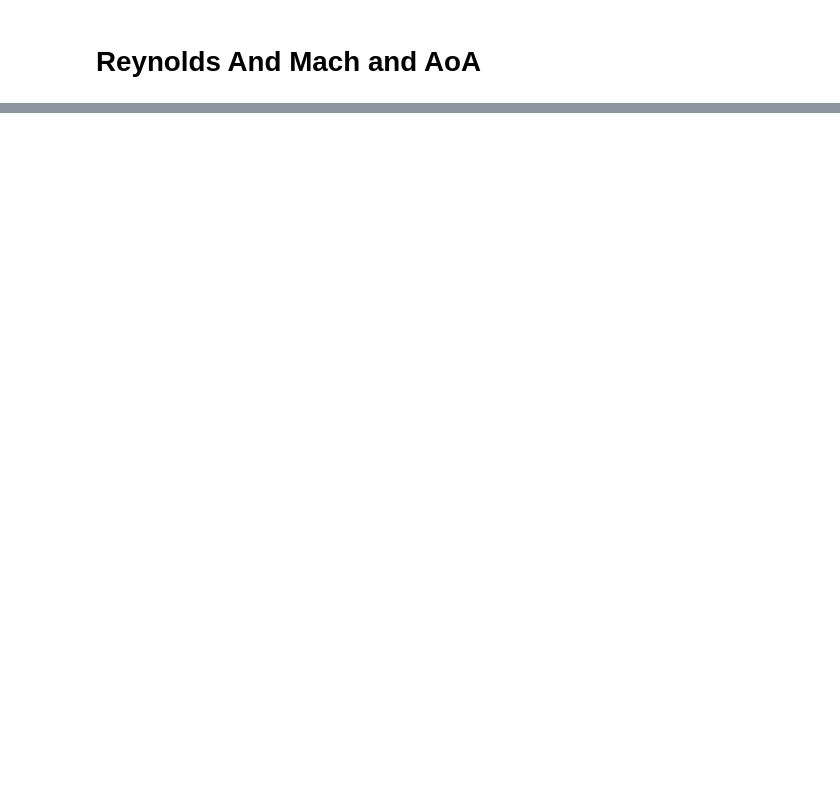
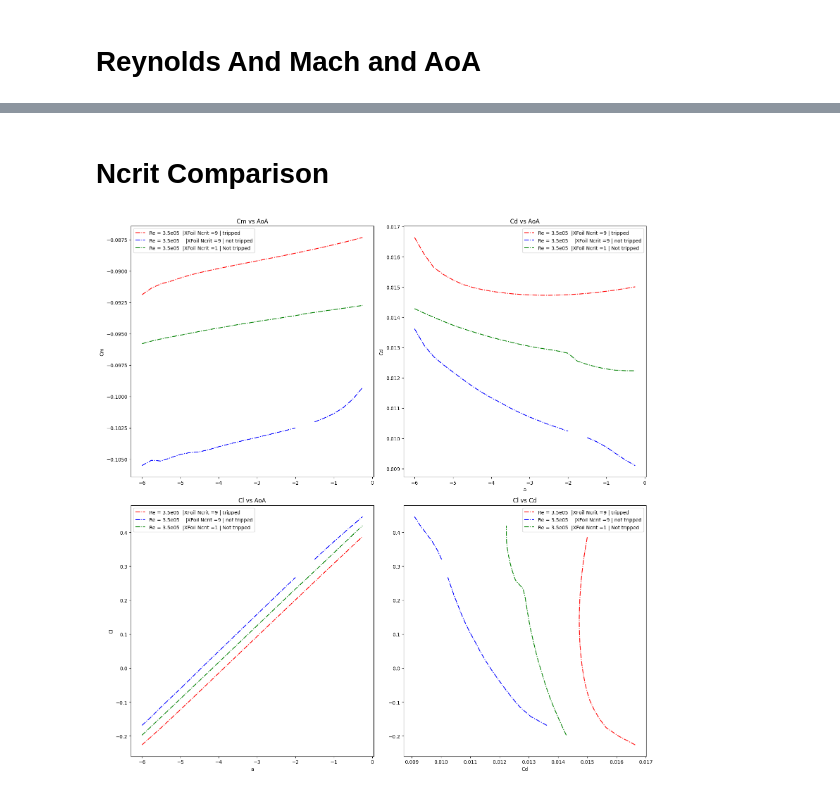
Before and after one commit to trifwn/Icarus, a Jupyter notebook: hermesVis.ipynb, the cells around one changed output, grey strips where cells are left out. Drawn from its saved outputs; the diff is of its cells as text; code cells hidden in the pictures; blank space fills up the shorter version.

```diff
--- a/hermesVis.ipynb
+++ b/hermesVis.ipynb
@@ -59,0 +93,13 @@ aplt.plotAeorCoeffs([openF,Xfoil, f2w])
+# %% [markdown]
+# Ncrit Comparison
+# %%
+clcdcmXF_t = xf.runXFoil(Reyn, MACH, angles, airfoil,0.1,0.1,9)
+clcdcmXF =   xf.runXFoil(Reyn, MACH, angles, airfoil,1,1,9)
+clcdcmXF_n = xf.runXFoil(Reyn, MACH, angles, airfoil,1,1,1)
+
+Xfoil_t = [clcdcmXF_t,  "r-.",    f"Re = {np.format_float_scientific(Reyn,sign=False,precision=1).replace('+', '')}  |XFoil Ncrit =9 | tripped"]
+Xfoil = [clcdcmXF,      "b-.",    f"Re = {np.format_float_scientific(Reyn,sign=False,precision=1).replace('+', '')}    |XFoil Ncrit =9 | not tripped"]
+Xfoil_n = [clcdcmXF_n,  "g-.",    f"Re = {np.format_float_scientific(Reyn,sign=False,precision=1).replace('+', '')}  |XFoil Ncrit =1 | Not tripped"]
+aplt.plotAeorCoeffs([Xfoil_t,Xfoil,Xfoil_n])
+# %% [output]
+[figure, added]
```
Also changed, not shown: parts of 13 cells of this notebook, 44 other files.
